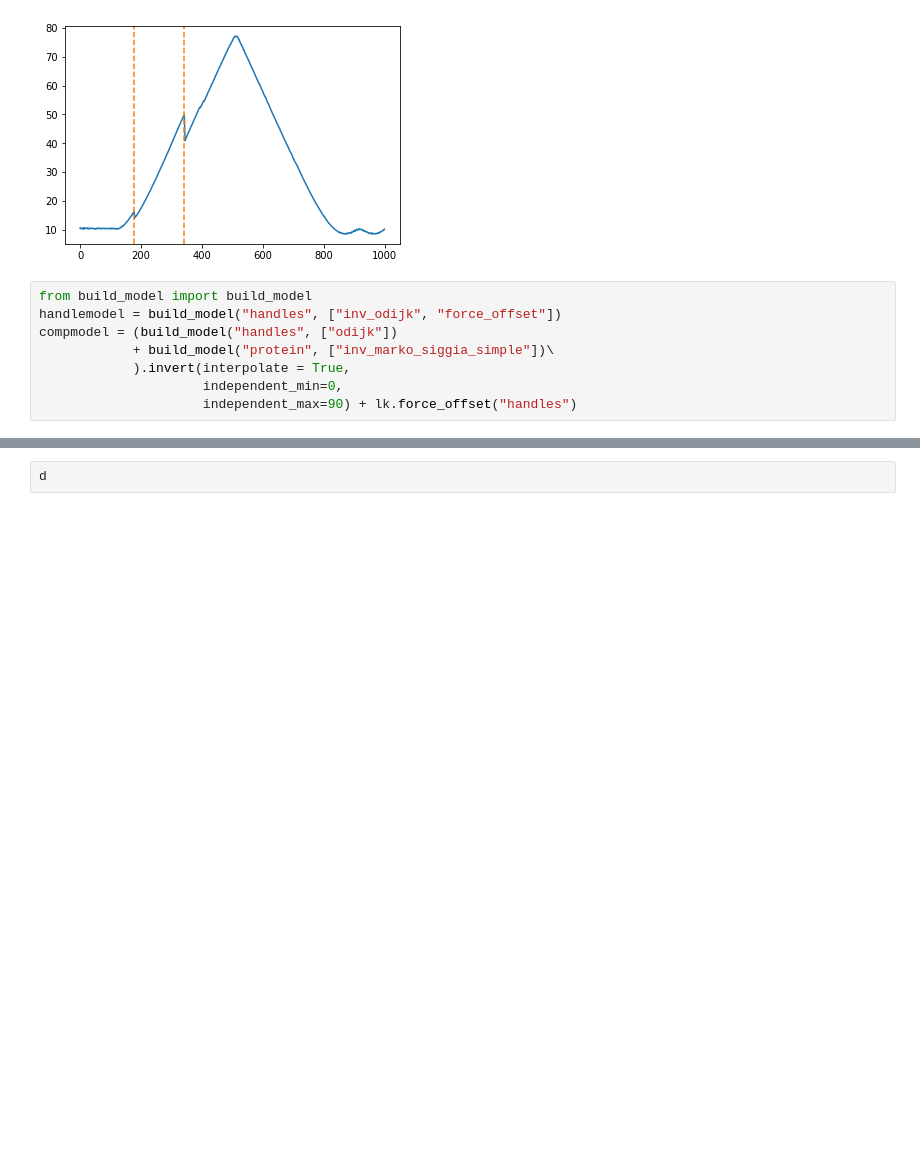
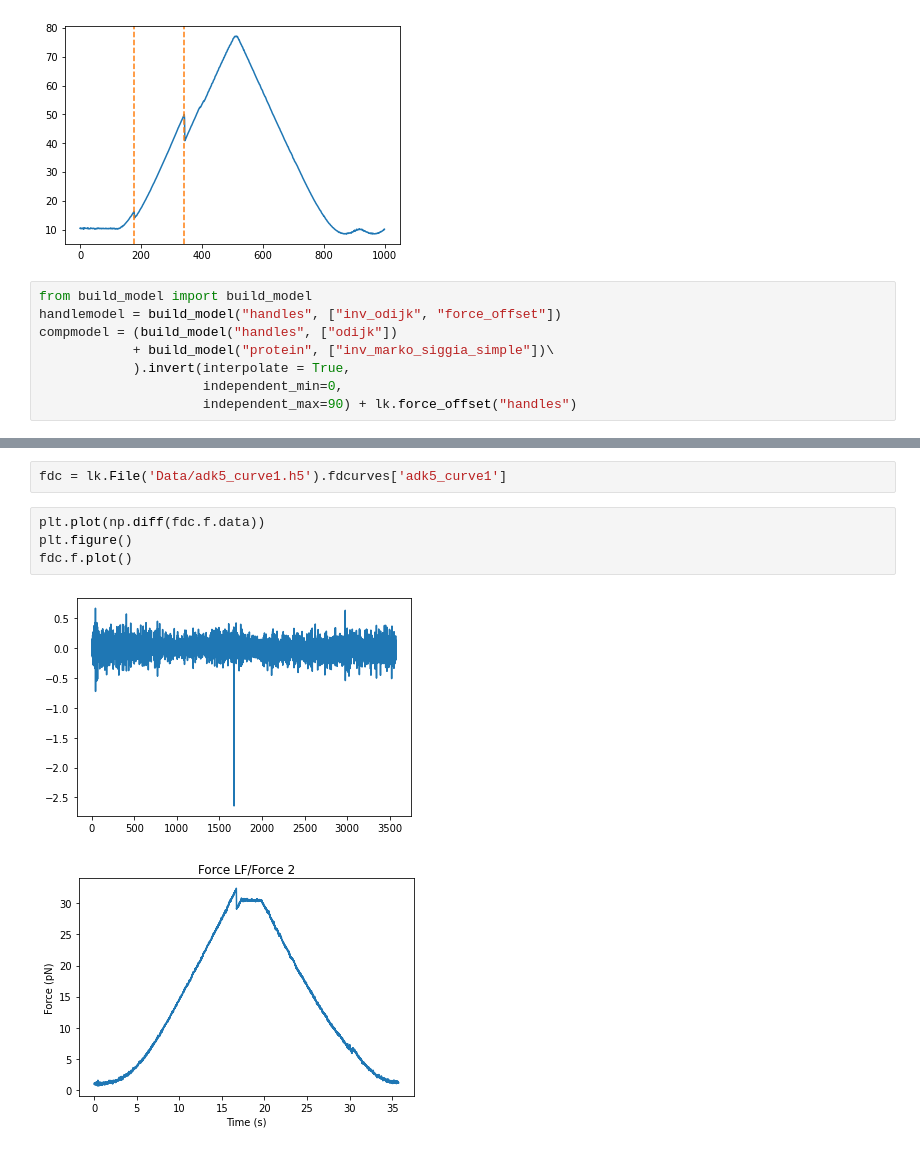
Before and after one commit to kaveeken/tweezers, a Jupyter notebook: scratchbook.ipynb, the cells around one changed output, grey strips where cells are left out. Saved outputs shown, nothing was run; the diff lists cells and outputs as text; blank space fills up the shorter version.

```diff
--- a/scratchbook.ipynb
+++ b/scratchbook.ipynb
@@ -105,2 +106,9 @@ KeyboardInterrupt:
 # %%
-d
+fdc = lk.File('Data/adk5_curve1.h5').fdcurves['adk5_curve1']
+# %%
+plt.plot(np.diff(fdc.f.data))
+plt.figure()
+fdc.f.plot()
+# %% [output]
+[figure, added]
+[figure, added]
```
Also changed, not shown: parts of 6 cells of this notebook, 5 other files.
